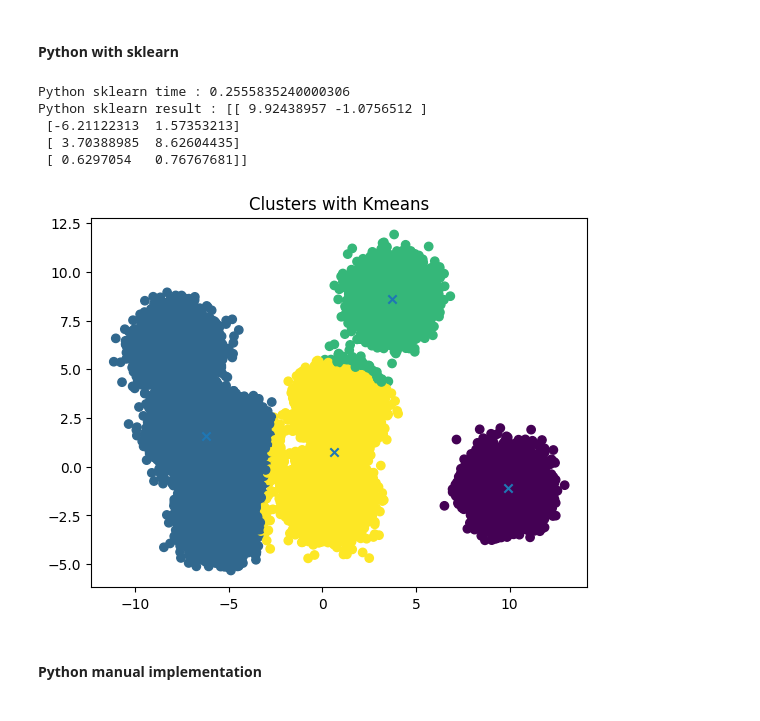
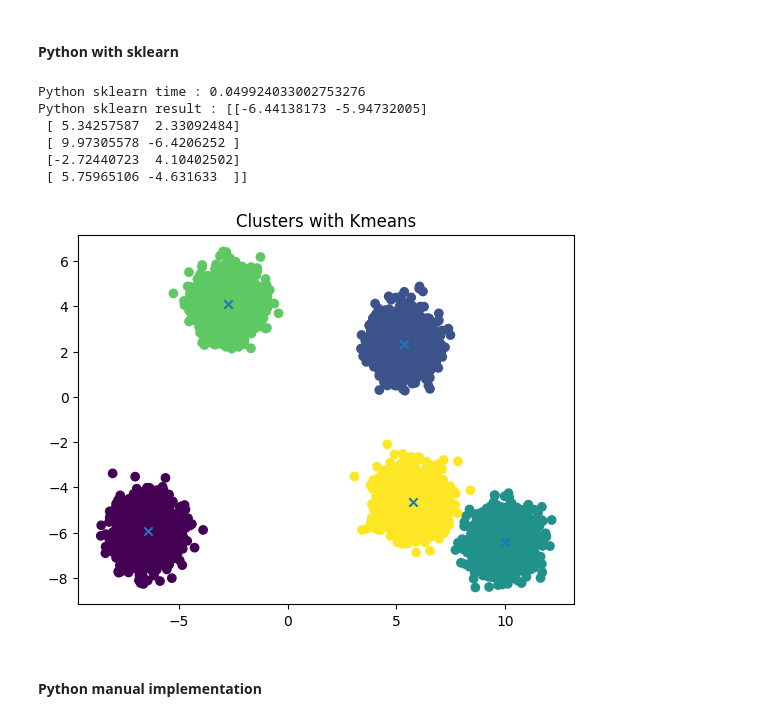
Before and after one commit to jinchengluo/rust-for-data-science, a Jupyter notebook: ml_demos_rs/py_project/kmeans.ipynb, the cells around one changed output. Saved outputs shown, nothing was run; the diff lists cells and outputs as text; code cells hidden in the pictures.

```diff
--- a/ml_demos_rs/py_project/kmeans.ipynb
+++ b/ml_demos_rs/py_project/kmeans.ipynb
@@ -14,8 +14,8 @@ import time
 # %% [markdown]
 ## Dataset definition and visualization
 # %%
-n_blobs = 8
-X, y = make_blobs(n_samples=100000, centers=n_blobs, cluster_std=0.8)#, random_state=0)
+n_blobs = 5
+X, y = make_blobs(n_samples=10000, centers=n_blobs, cluster_std=0.67)#, random_state=0)
 
 labels, counts = np.unique(y, return_counts=True)
 
@@ -161,29 +158,30 @@ def kmeans_alamano(X, n_clusters, max_iter=300, tol=1e-6, init=None, debug=False
 # %% [markdown]
 #### Python with sklearn
 # %%
-n_clusters = 4
+n_clusters = 5
 
 # Kmeans Python from sklearn
 start = time.perf_counter()
 kmeans = KMeans(n_clusters=n_clusters, init="k-means++")
 model = kmeans.fit(X)
 clusters_py_sk = model.predict(X)
 centroids_py_sk = model.cluster_centers_
 print("Python sklearn time :", time.perf_counter() - start)
 print("Python sklearn result :", centroids_py_sk)
 
 # Plot clusters computed with Kmeans algorithm
 plt.scatter(X[:, 0], X[:, 1], c=clusters_py_sk)
 plt.scatter(centroids_py_sk[:, 0], centroids_py_sk[:, 1], marker = 'x')
 plt.title("Clusters with Kmeans")
 plt.show()
 # %% [output]
-Python sklearn time : 0.2555835240000306
-Python sklearn result : [[ 9.92438957 -1.0756512 ]
- [-6.21122313  1.57353213]
- [ 3.70388985  8.62604435]
- [ 0.6297054   0.76767681]]
+Python sklearn time : 0.049924033002753276
+Python sklearn result : [[-6.44138173 -5.94732005]
+ [ 5.34257587  2.33092484]
+ [ 9.97305578 -6.4206252 ]
+ [-2.72440723  4.10402502]
+ [ 5.75965106 -4.631633  ]]
-[figure, old version]
+[figure, new version]
 # %% [markdown]
 #### Python manual implementation
 # %%
```
Also changed, not shown: parts of 8 cells of this notebook, 9 other files.
